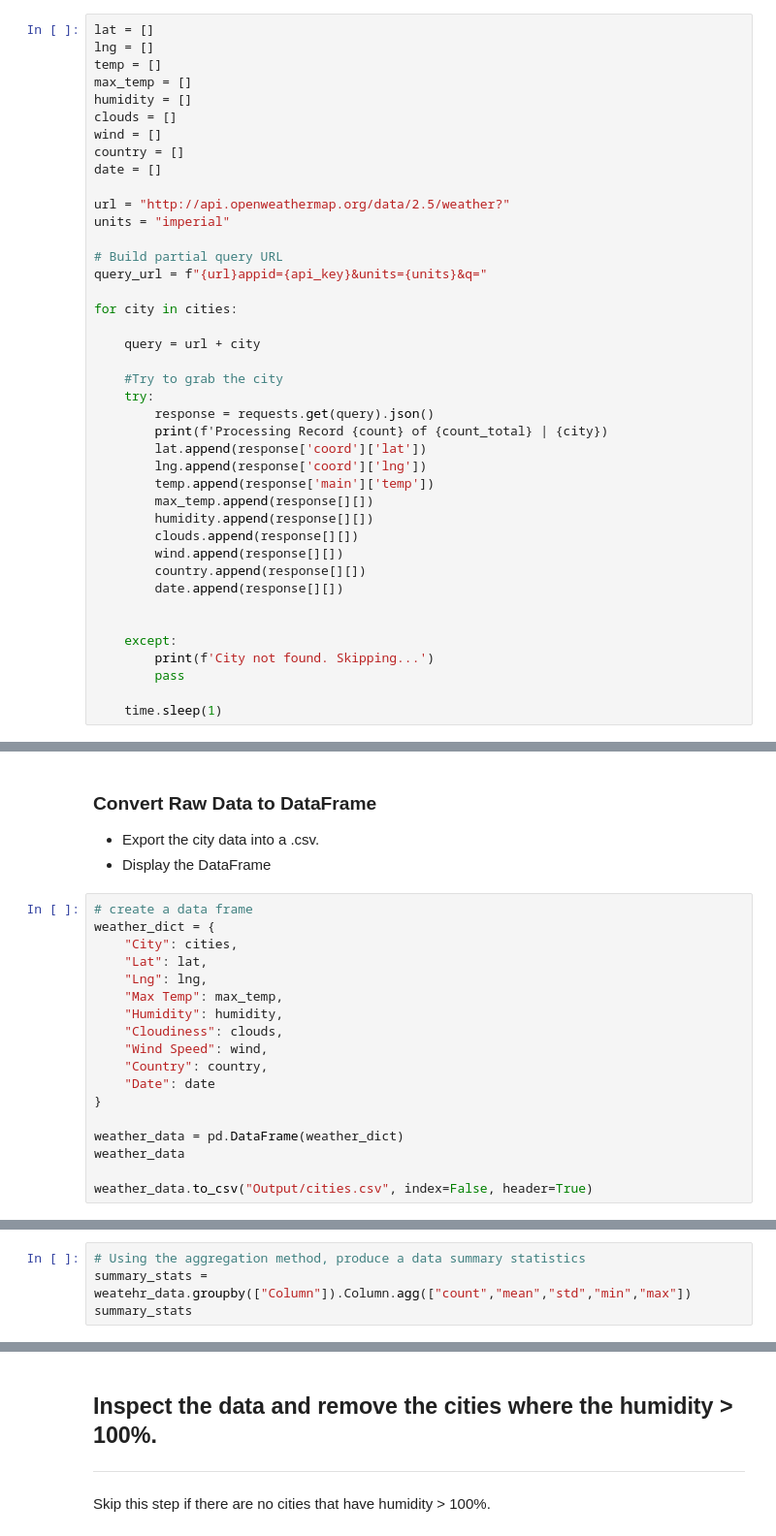
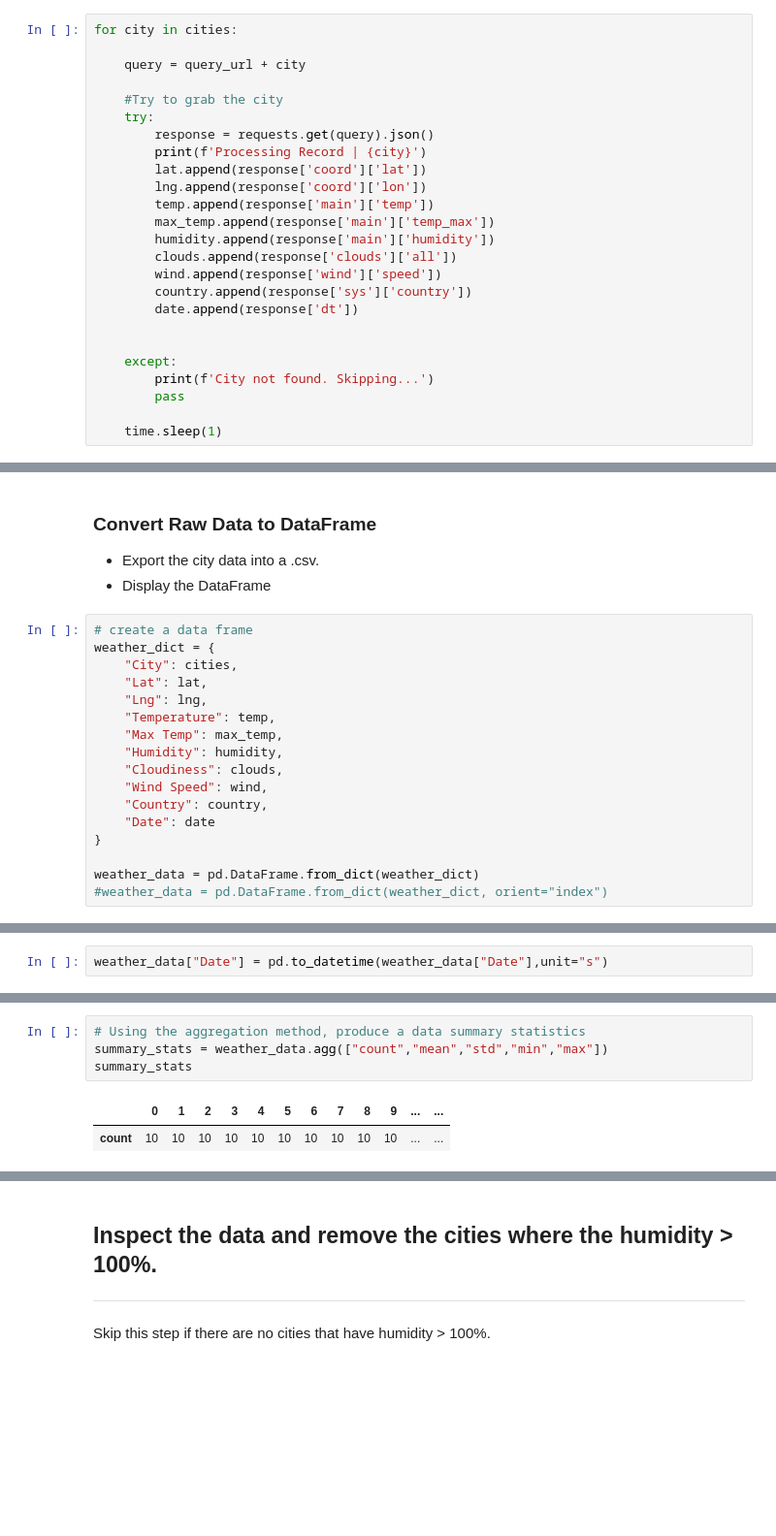
Before and after one commit to andersonmalloryk/python-api-challenge, a Jupyter notebook: WeatherPy/WeatherPy.ipynb, the cells around one changed output, grey strips where cells are left out. Shown at 97% size. Drawn from its saved outputs; the diff is of its cells as text; blank space fills up the shorter version.

Commit message:
Set up API pull, DataFrame doesn't work

```diff
--- a/WeatherPy/WeatherPy.ipynb
+++ b/WeatherPy/WeatherPy.ipynb
@@ -56,37 +72,21 @@ len(cities)
 # %%
-lat = []
-lng = []
-temp = []
-max_temp = []
-humidity = []
-clouds = []
-wind = []
-country = []
-date = []
-
-url = "http://api.openweathermap.org/data/2.5/weather?"
-units = "imperial"
-
-# Build partial query URL
-query_url = f"{url}appid={api_key}&units={units}&q="
-
 for city in cities:
 
-    query = url + city
+    query = query_url + city
 
     #Try to grab the city
     try:
         response = requests.get(query).json()
-        print(f'Processing Record {count} of {count_total} | {city})
+        print(f'Processing Record | {city}')
         lat.append(response['coord']['lat'])
-        lng.append(response['coord']['lng'])
+        lng.append(response['coord']['lon'])
         temp.append(response['main']['temp'])
-        max_temp.append(response[][])
-        humidity.append(response[][])
-        clouds.append(response[][])
-        wind.append(response[][])
-        country.append(response[][])
-        date.append(response[][])
+        max_temp.append(response['main']['temp_max'])
+        humidity.append(response['main']['humidity'])
+        clouds.append(response['clouds']['all'])
+        wind.append(response['wind']['speed'])
+        country.append(response['sys']['country'])
+        date.append(response['dt'])
 
 
     except:
@@ -104,6 +122,7 @@ weather_dict = {
     "City": cities,
     "Lat": lat,
     "Lng": lng,
+    "Temperature": temp,
     "Max Temp": max_temp,
     "Humidity": humidity,
     "Cloudiness": clouds,
@@ -112,7 +131,5 @@ weather_dict = {
     "Date": date
 }
 
-weather_data = pd.DataFrame(weather_dict)
-weather_data
-
-weather_data.to_csv("Output/cities.csv", index=False, header=True)
+weather_data = pd.DataFrame.from_dict(weather_dict)
+#weather_data = pd.DataFrame.from_dict(weather_dict, orient="index")
@@ -118,0 +138,2 @@ weather_data.to_csv("Output/cities.csv", index=False, header=True)
+# %%
+weather_data["Date"] = pd.to_datetime(weather_data["Date"],unit="s")
@@ -119,4 +149,7 @@ weather_data.to_csv("Output/cities.csv", index=False, header=True)
 # %%
 # Using the aggregation method, produce a data summary statistics
-summary_stats = weatehr_data.groupby(["Column"]).Column.agg(["count","mean","std","min","max"])
+summary_stats = weather_data.agg(["count","mean","std","min","max"])
 summary_stats
+# %% [output]
+|  | 0 | 1 | 2 | 3 | 4 | 5 | 6 | 7 | 8 | 9 | ... | ... |
+| count | 10 | 10 | 10 | 10 | 10 | 10 | 10 | 10 | 10 | 10 | ... | ... |
```
Also changed, not shown: parts of 12 cells of this notebook.
